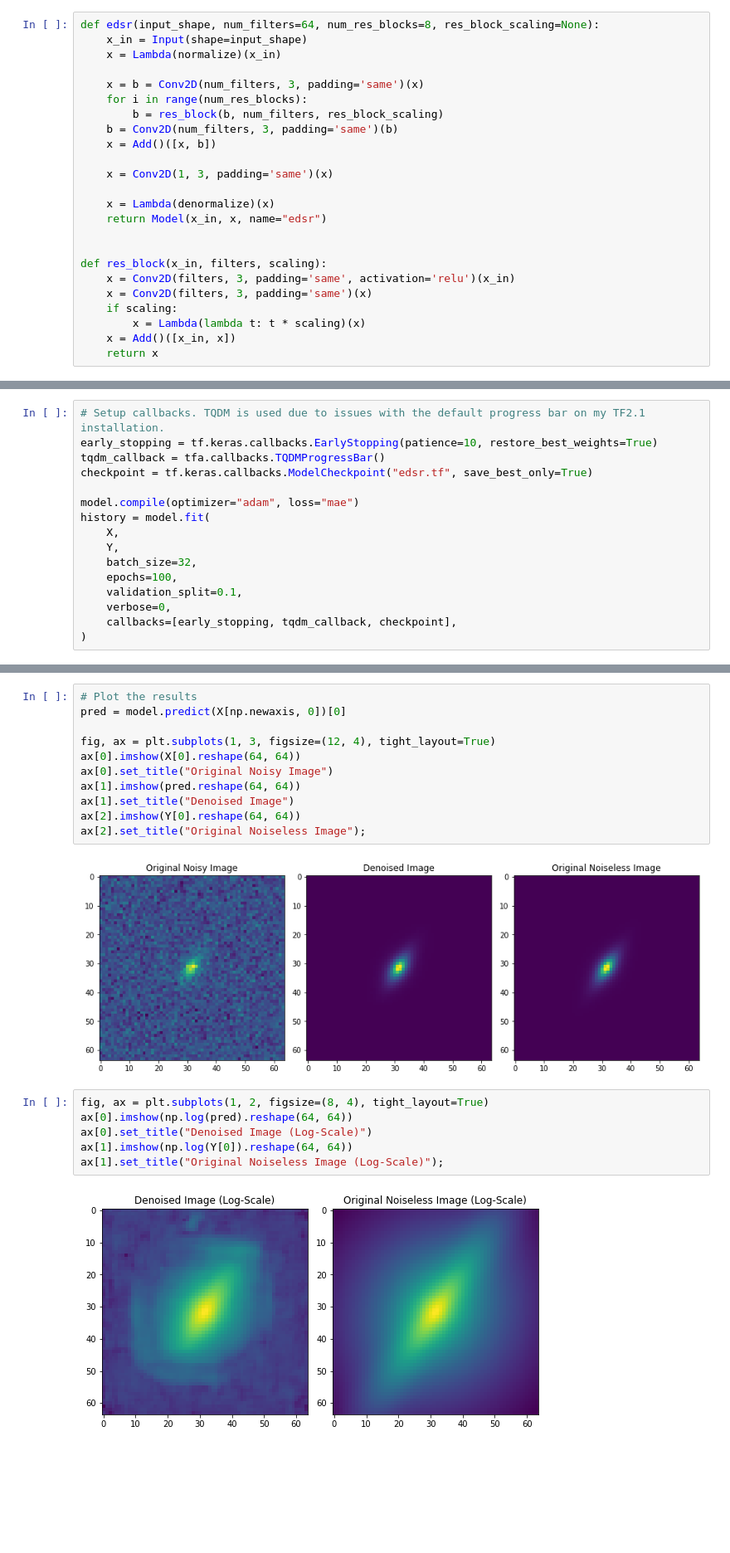
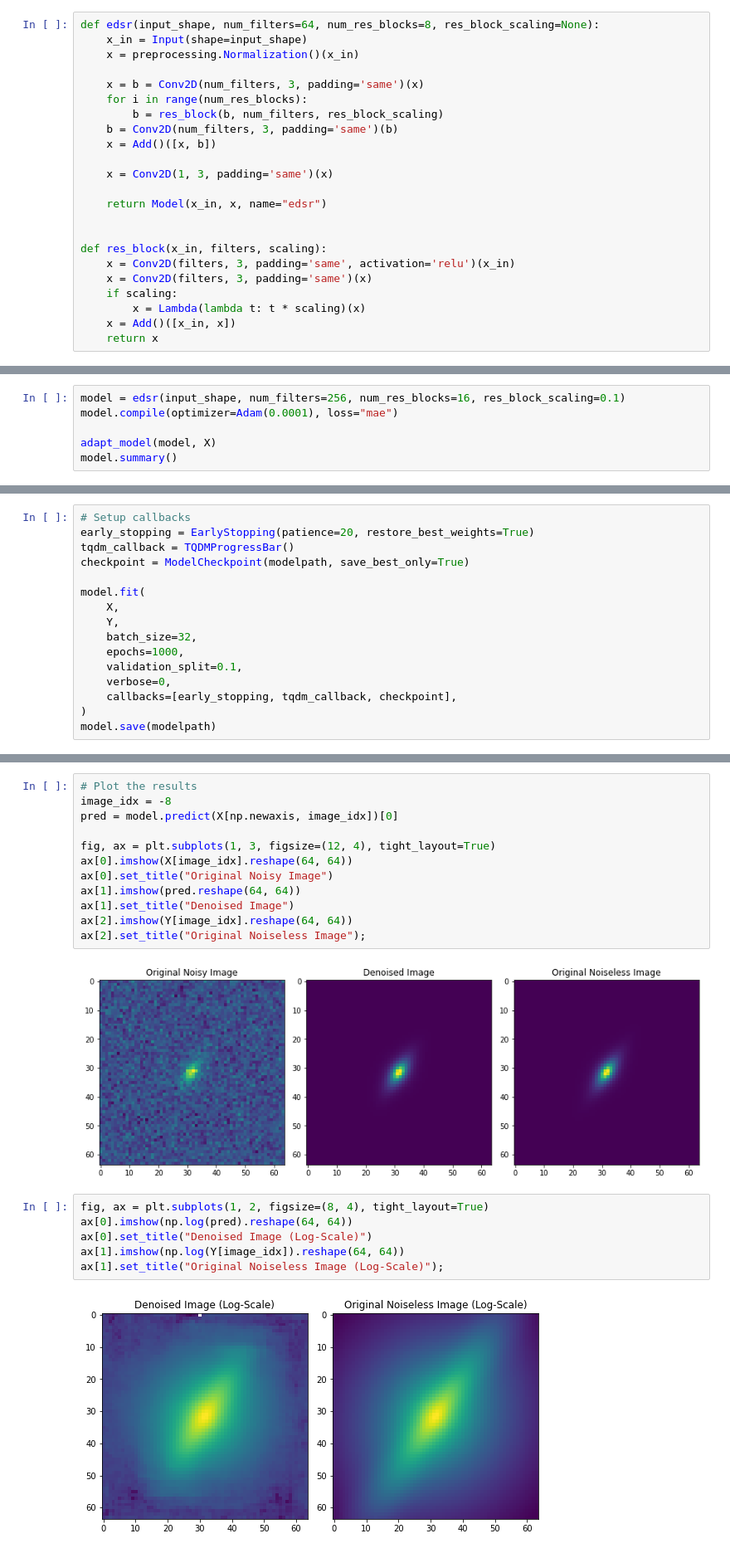
Before and after one commit to dvukolov/cs109b-project, a Jupyter notebook: experiments/denoising/edsr.ipynb, the cells around one changed output, grey strips where cells are left out. Shown at 83% size. Saved outputs shown, nothing was run; the diff lists cells and outputs as text; blank space fills up the shorter version.

```diff
--- a/experiments/denoising/edsr.ipynb
+++ b/experiments/denoising/edsr.ipynb
@@ -35,7 +39,7 @@ def denormalize(x):
 # %%
 def edsr(input_shape, num_filters=64, num_res_blocks=8, res_block_scaling=None):
     x_in = Input(shape=input_shape)
-    x = Lambda(normalize)(x_in)
+    x = preprocessing.Normalization()(x_in)
 
     x = b = Conv2D(num_filters, 3, padding='same')(x)
     for i in range(num_res_blocks):
@@ -45,7 +49,6 @@ def edsr(input_shape, num_filters=64, num_res_blocks=8, res_block_scaling=None):
 
     x = Conv2D(1, 3, padding='same')(x)
 
-    x = Lambda(denormalize)(x)
     return Model(x_in, x, name="edsr")
 
 
@@ -81,0 +62,6 @@ ________________________________________________________________________________
+# %%
+model = edsr(input_shape, num_filters=256, num_res_blocks=16, res_block_scaling=0.1)
+model.compile(optimizer=Adam(0.0001), loss="mae")
+
+adapt_model(model, X)
+model.summary()
@@ -82,17 +86,17 @@ ________________________________________________________________________________
 # %%
-# Setup callbacks. TQDM is used due to issues with the default progress bar on my TF2.1 installation.
-early_stopping = tf.keras.callbacks.EarlyStopping(patience=10, restore_best_weights=True)
-tqdm_callback = tfa.callbacks.TQDMProgressBar()
-checkpoint = tf.keras.callbacks.ModelCheckpoint("edsr.tf", save_best_only=True)
+# Setup callbacks
+early_stopping = EarlyStopping(patience=20, restore_best_weights=True)
+tqdm_callback = TQDMProgressBar()
+checkpoint = ModelCheckpoint(modelpath, save_best_only=True)
 
-model.compile(optimizer="adam", loss="mae")
-history = model.fit(
+model.fit(
     X,
     Y,
     batch_size=32,
-    epochs=100,
+    epochs=1000,
     validation_split=0.1,
     verbose=0,
     callbacks=[early_stopping, tqdm_callback, checkpoint],
 )
+model.save(modelpath)
 # %% [output]
@@ -116,21 +120,22 @@ Epoch 19/100
 # %%
 # Plot the results
-pred = model.predict(X[np.newaxis, 0])[0]
+image_idx = -8
+pred = model.predict(X[np.newaxis, image_idx])[0]
 
 fig, ax = plt.subplots(1, 3, figsize=(12, 4), tight_layout=True)
-ax[0].imshow(X[0].reshape(64, 64))
+ax[0].imshow(X[image_idx].reshape(64, 64))
 ax[0].set_title("Original Noisy Image")
 ax[1].imshow(pred.reshape(64, 64))
 ax[1].set_title("Denoised Image")
-ax[2].imshow(Y[0].reshape(64, 64))
+ax[2].imshow(Y[image_idx].reshape(64, 64))
 ax[2].set_title("Original Noiseless Image");
 # %% [output]
 [figure]
 # %%
 fig, ax = plt.subplots(1, 2, figsize=(8, 4), tight_layout=True)
 ax[0].imshow(np.log(pred).reshape(64, 64))
 ax[0].set_title("Denoised Image (Log-Scale)")
-ax[1].imshow(np.log(Y[0]).reshape(64, 64))
+ax[1].imshow(np.log(Y[image_idx]).reshape(64, 64))
 ax[1].set_title("Original Noiseless Image (Log-Scale)");
 # %% [output]
-[figure, old version]
+[figure, new version]
```
Also changed, not shown: parts of 11 cells of this notebook, 21 other files.
